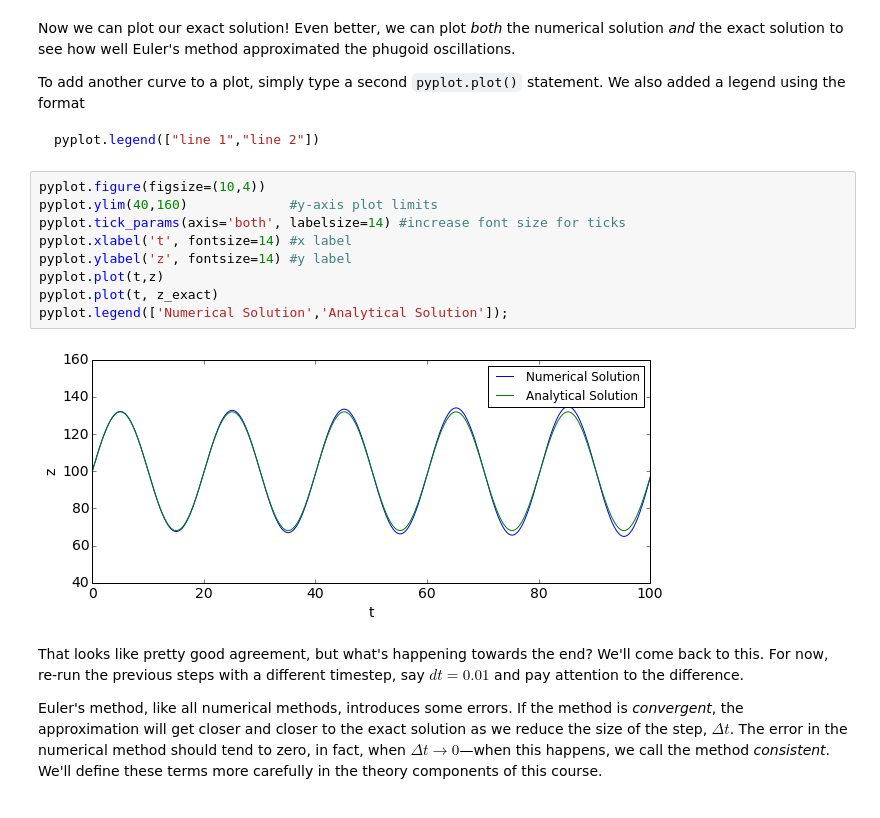
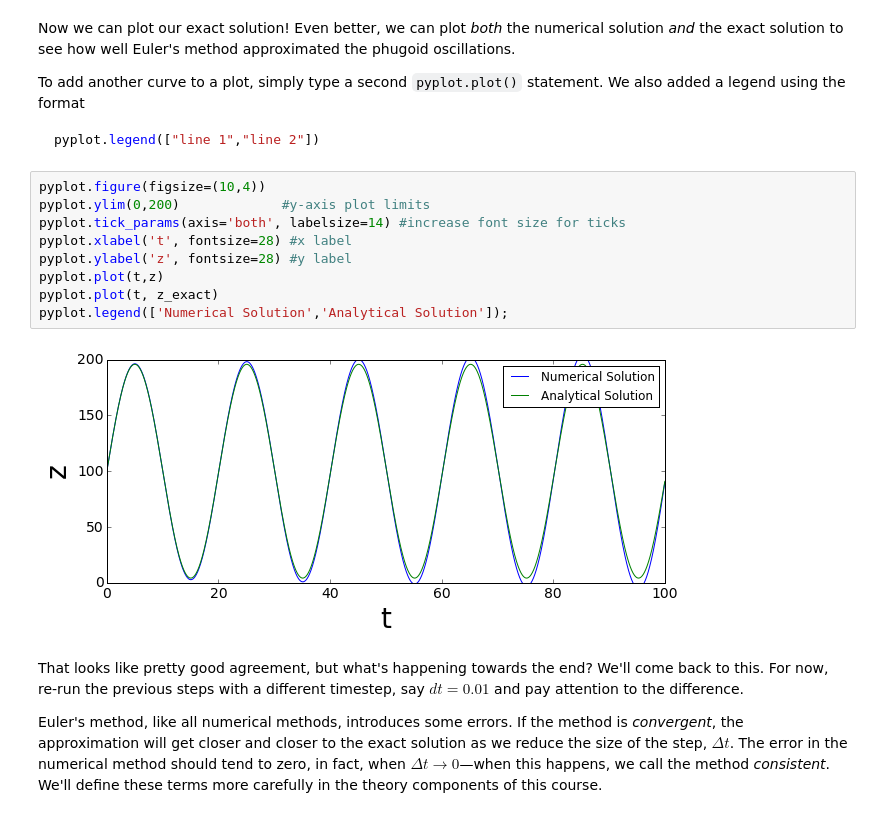
Before and after one commit to GloryManUn/numerical-mooc, a Jupyter notebook: working/01_phugoid/01_02_Phugoid_Oscillation.ipynb, the cells around one changed output. Cells and saved outputs as stored; diff of their text form.

````diff
--- a/working/01_phugoid/01_02_Phugoid_Oscillation.ipynb
+++ b/working/01_phugoid/01_02_Phugoid_Oscillation.ipynb
@@ -250,15 +254,15 @@ pyplot.legend(["line 1","line 2"])
 ```
 # %%
 pyplot.figure(figsize=(10,4))
-pyplot.ylim(40,160)             #y-axis plot limits
+pyplot.ylim(0,200)             #y-axis plot limits
 pyplot.tick_params(axis='both', labelsize=14) #increase font size for ticks
-pyplot.xlabel('t', fontsize=14) #x label
-pyplot.ylabel('z', fontsize=14) #y label
+pyplot.xlabel('t', fontsize=28) #x label
+pyplot.ylabel('z', fontsize=28) #y label
 pyplot.plot(t,z)
 pyplot.plot(t, z_exact)
 pyplot.legend(['Numerical Solution','Analytical Solution']);
 # %% [output]
-[figure, old version]
+[figure, new version]
 # %% [markdown]
 That looks like pretty good agreement, but what's happening towards the end? We'll come back to this. For now, re-run the previous steps with a different timestep, say $dt=0.01$ and pay attention to the difference.
 
````
Also changed, not shown: parts of 1 cell of this notebook.
